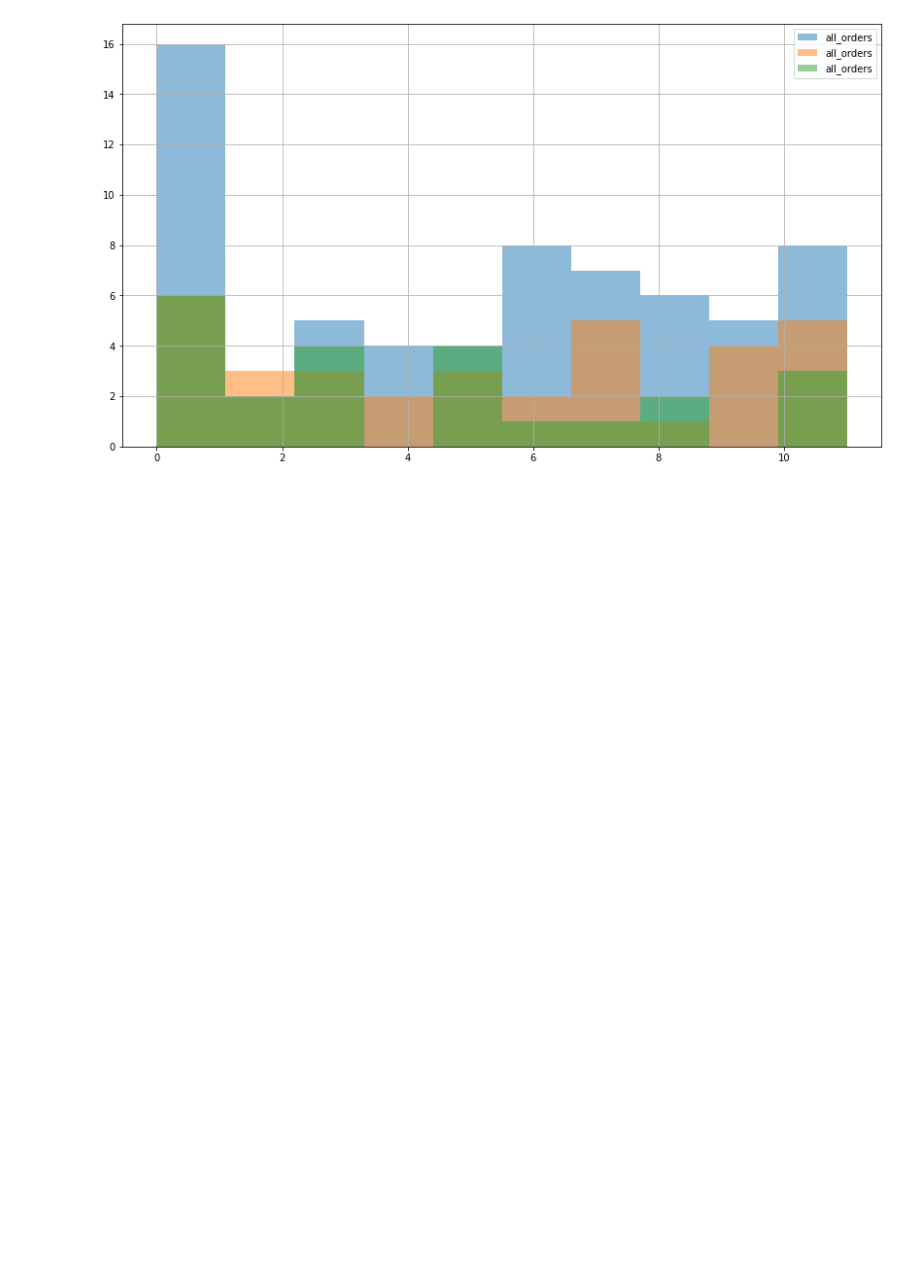
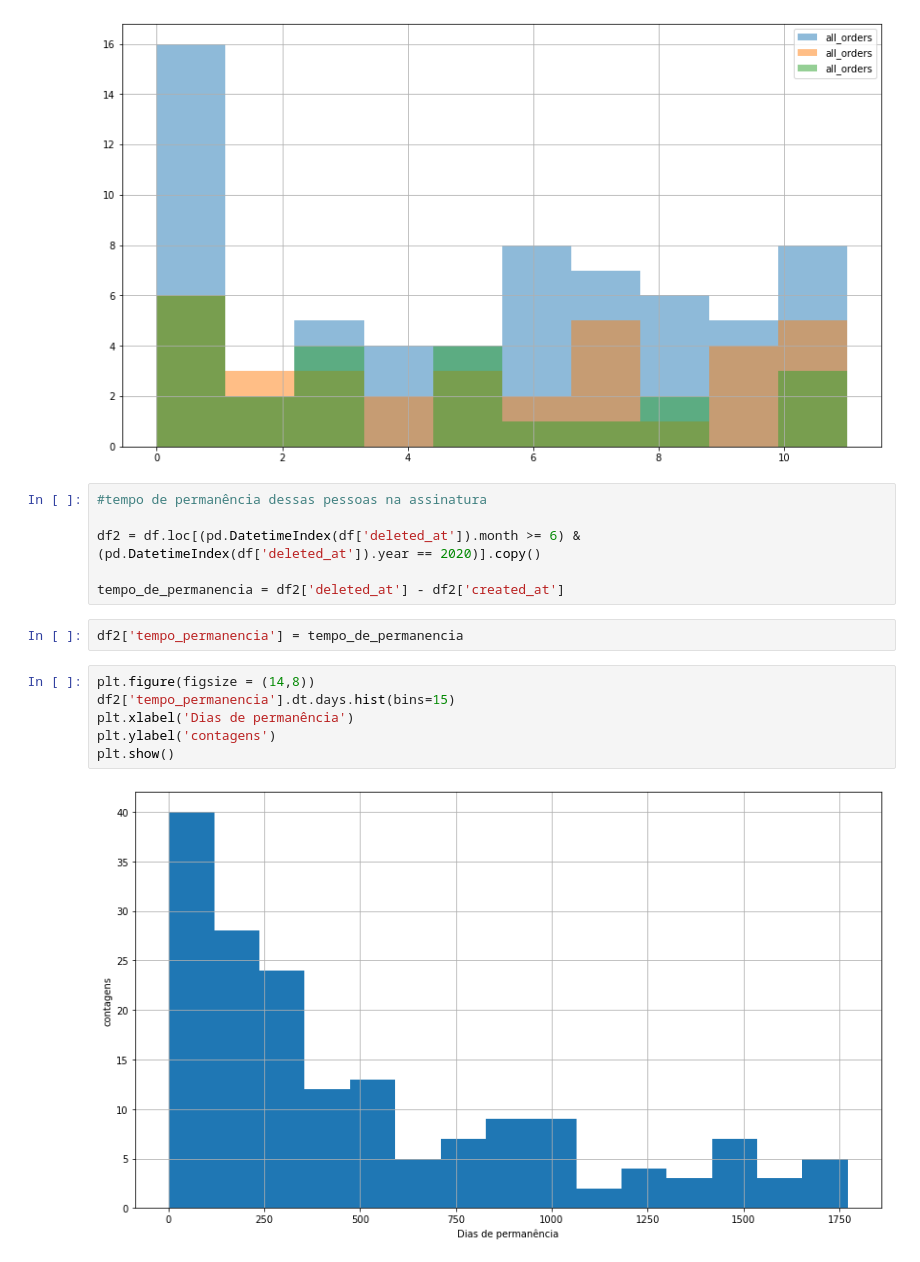
Before and after one commit to eduardoeqs/churn_analysis-Petlove, a Jupyter notebook: Analise.ipynb, the cells around one changed output. Saved outputs shown, nothing was run; the diff lists cells and outputs as text; blank space fills up the shorter version.

Commit message:
adicionando tempo de permanencia das contas deleted em 2020

```diff
--- a/Analise.ipynb
+++ b/Analise.ipynb
@@ -372,3 +373,19 @@ df.loc[(pd.DatetimeIndex(df['deleted_at']).month >= 6) & (pd.DatetimeIndex(df['d
 plt.show()
 # %% [output]
 [figure]
+# %%
+#tempo de permanência dessas pessoas na assinatura
+
+df2 = df.loc[(pd.DatetimeIndex(df['deleted_at']).month >= 6) & (pd.DatetimeIndex(df['deleted_at']).year == 2020)].copy()
+
+tempo_de_permanencia = df2['deleted_at'] - df2['created_at']
+# %%
+df2['tempo_permanencia'] = tempo_de_permanencia
+# %%
+plt.figure(figsize = (14,8))
+df2['tempo_permanencia'].dt.days.hist(bins=15)
+plt.xlabel('Dias de permanência')
+plt.ylabel('contagens')
+plt.show()
+# %% [output]
+[figure, added]
```
Also changed, not shown: parts of 2 cells of this notebook.
